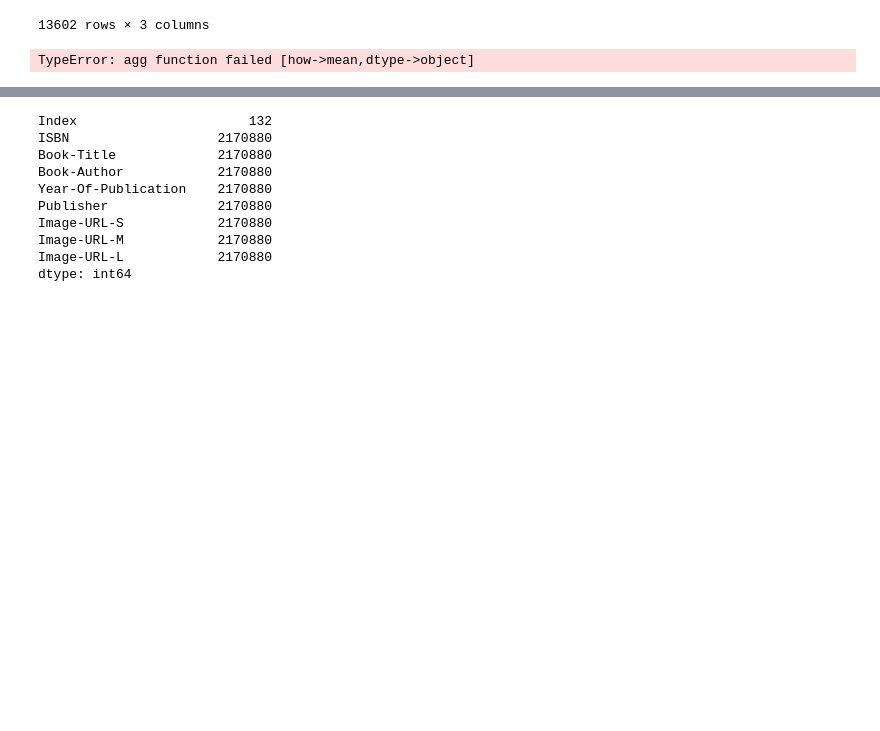
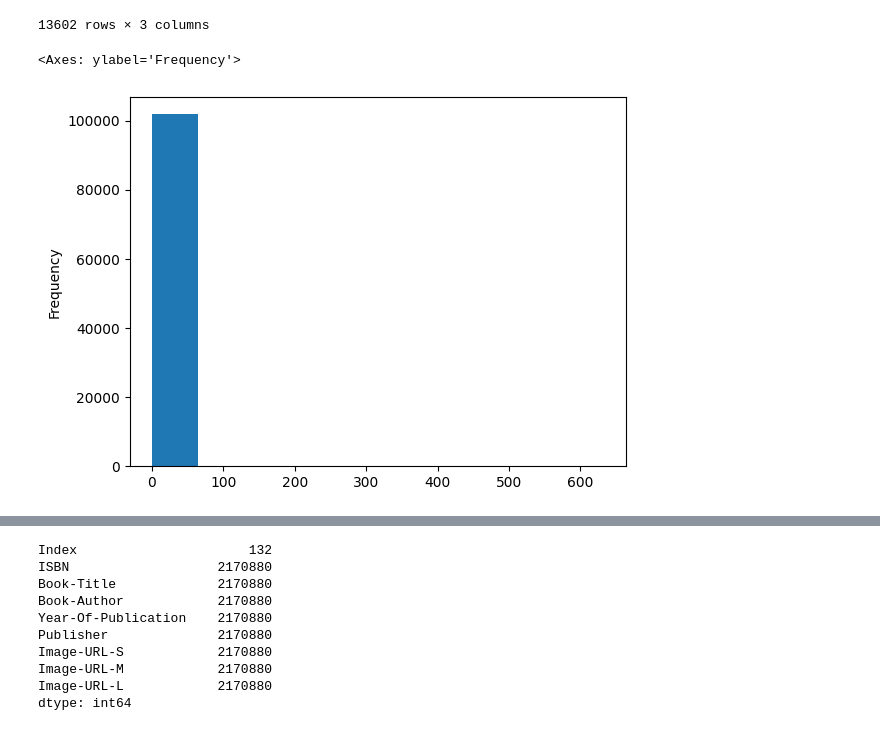
Before and after one commit to Mominno/datasentics_project, a Jupyter notebook: recommendation.ipynb, the cells around one changed output, grey strips where cells are left out. Cells and saved outputs as stored; diff of their text form; code cells hidden in the pictures; blank space fills up the shorter version.

```diff
--- a/recommendation.ipynb
+++ b/recommendation.ipynb
@@ -33,6 +33,7 @@ ratings_df[ratings_df['User-ID'] == 11676]
 13602 rows × 3 columns
 # %%
 # visualize how many books per author
-books_df.groupby('Book-Author').mean().plot()
+books_df.groupby('Book-Author')['Book-Title'].count().plot(kind='hist')
 # %% [output]
-TypeError: agg function failed [how->mean,dtype->object]
+<Axes: ylabel='Frequency'>
+[figure, added]
```
Also changed, not shown: parts of 50 cells of this notebook, 1 other file.
